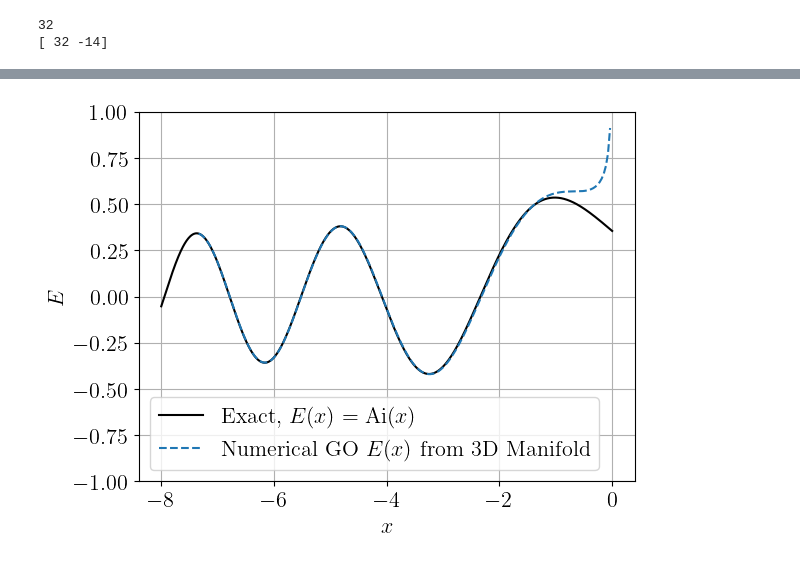
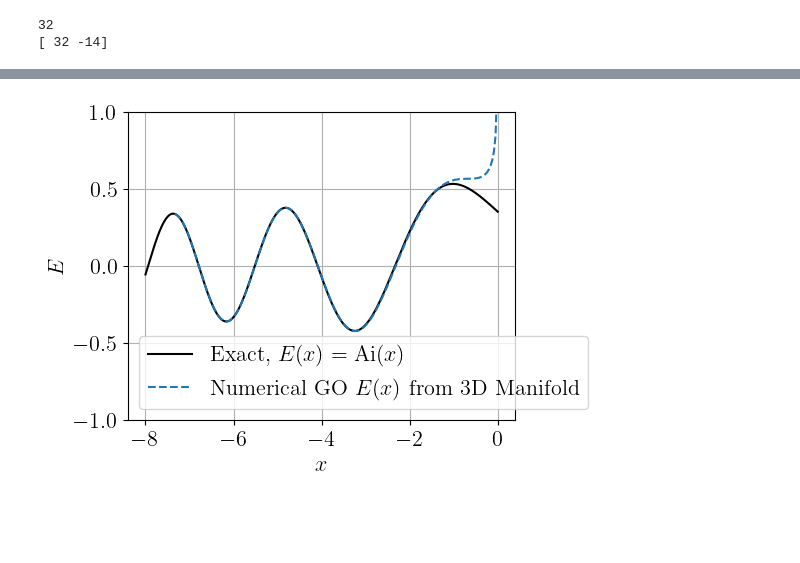
Before and after one commit to runehoejlund/plasma-ray-tracer, a Jupyter notebook: MGO/go.ipynb, the cells around one changed output, grey strips where cells are left out. Saved outputs shown, nothing was run; the diff lists cells and outputs as text; code cells hidden in the pictures; blank space fills up the shorter version.

Commit message:
disp manifold plot

```diff
--- a/MGO/go.ipynb
+++ b/MGO/go.ipynb
@@ -200,30 +220,30 @@ theta = theta0 + cumulative_trapezoid(np_inner_product(ks, gradt_r), t, initial=
 
 # E_GO = phi*np.cos(theta)
 
+branch_masks = get_masks_of_const_sgn(J)
+branches = [LinearNDInterpolator(rs[mask], phi[mask]*np.cos(theta[mask])) for mask in branch_masks]
+
 def interp_field_r(r):
-    branches = get_masks_of_const_sgn(J)
-    funcs = []
-    for branch in branches:
-        funcs.append(LinearNDInterpolator(rs[branch], phi[branch]*np.cos(theta[branch])))
-    return sum(f(r) for f in funcs)
+    return sum(f(r) for f in branches)
 
 def interp_field(x, y, z):
     r = np.stack([x, y, z], axis=-1)
     return interp_field_r(r)
 # %%
-xi = np.linspace(np.min(rs[..., 0]), np.max(rs[..., 0]), 200)
+xi = np.linspace(np.min(rs[..., 0]), np.max(rs[..., 0])+0.1, 200)
 yi = np.linspace(np.min(rs[..., 1]), np.max(rs[..., 1]), 200)
 zi = np.linspace(np.min(rs[..., 2]), np.max(rs[..., 2]), 200)
 # %%
 E_GO = interp_field(xi, np.zeros_like(xi), np.zeros_like(xi))
 # %%
+plt.figure(figsize=(5,4))
 plt.plot(x, E_ex, 'k-', label='Exact, $E(x) = \mathrm{Ai}(x)$')
 plt.plot(xi, E_GO, '--', color='tab:blue', label='Numerical GO $E(x)$ from 3D Manifold')
 plt.ylim(-1, 1)
 plt.xlabel('$x$')
 plt.ylabel('$E$')
 plt.grid()
 plt.legend()
 plt.show()
 # %% [output]
-[figure, old version]
+[figure, new version]
```
Also changed, not shown: parts of 6 cells of this notebook.
